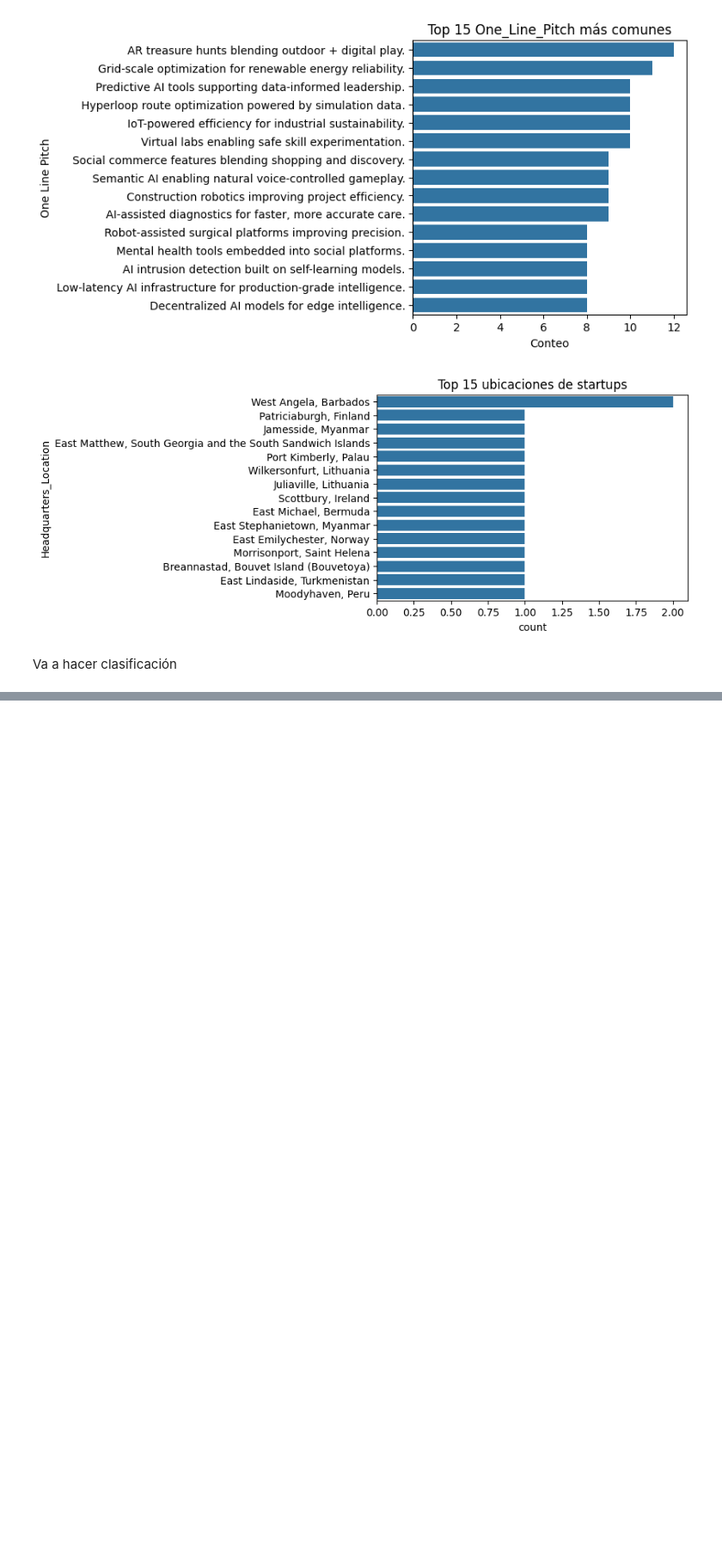
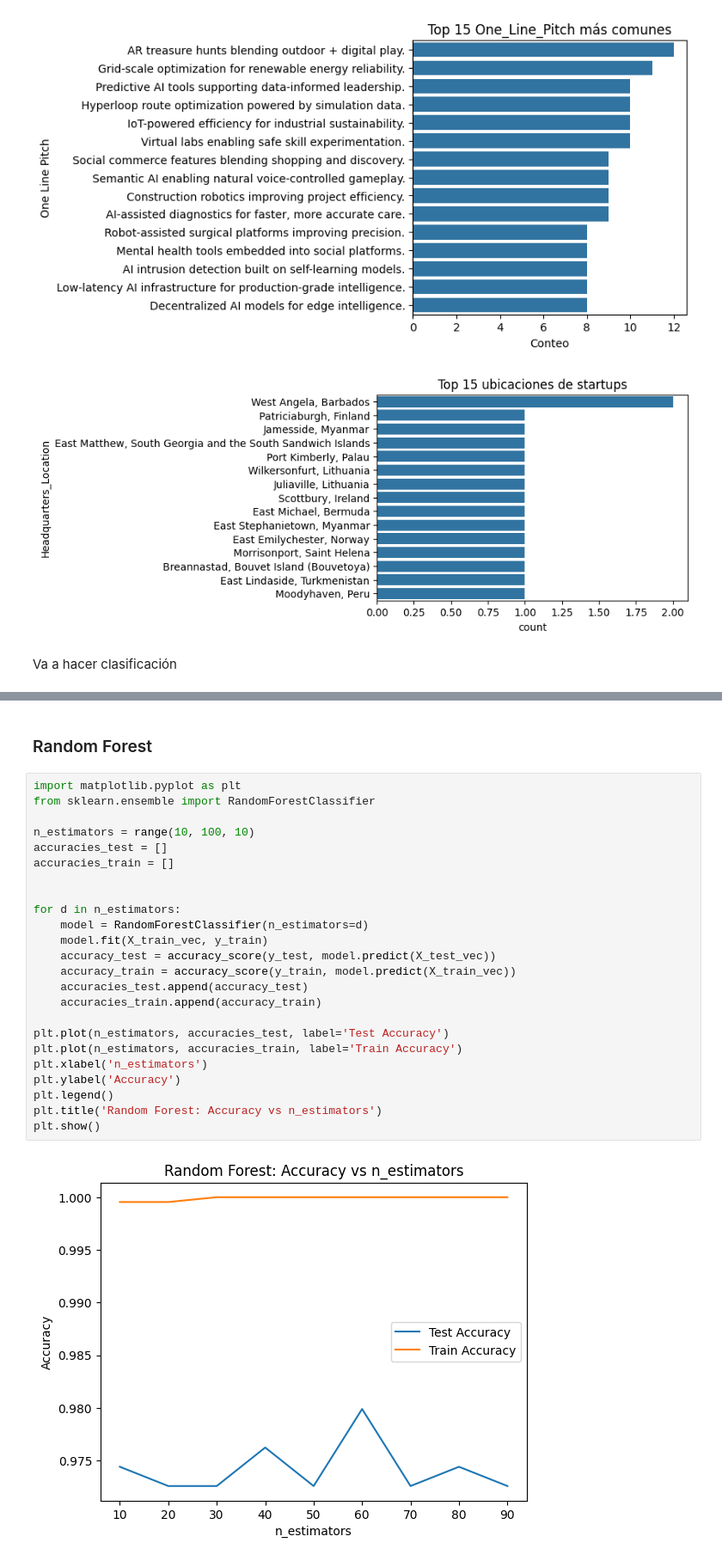
Before and after one commit to mick2332-q/Clasificaci-n-de-Pitches-de-Startups, a Jupyter notebook: proyecto.ipynb, the cells around one changed output, grey strips where cells are left out. Shown: that part at 86% size. Saved outputs shown, nothing was run; the diff lists cells and outputs as text; blank space fills up the shorter version.

```diff
--- a/proyecto.ipynb
+++ b/proyecto.ipynb
@@ -126,0 +210,28 @@ Va a hacer clasificación
+# %% [markdown]
+### Random Forest
+# %%
+import matplotlib.pyplot as plt
+from sklearn.ensemble import RandomForestClassifier
+
+n_estimators = range(10, 100, 10)
+accuracies_test = []
+accuracies_train = []
+
+
+for d in n_estimators:
+    model = RandomForestClassifier(n_estimators=d)
+    model.fit(X_train_vec, y_train)
+    accuracy_test = accuracy_score(y_test, model.predict(X_test_vec))
+    accuracy_train = accuracy_score(y_train, model.predict(X_train_vec))
+    accuracies_test.append(accuracy_test)
+    accuracies_train.append(accuracy_train)
+
+plt.plot(n_estimators, accuracies_test, label='Test Accuracy')
+plt.plot(n_estimators, accuracies_train, label='Train Accuracy')
+plt.xlabel('n_estimators')
+plt.ylabel('Accuracy')
+plt.legend()
+plt.title('Random Forest: Accuracy vs n_estimators')
+plt.show()
+# %% [output]
+[figure, added]
```
Also changed, not shown: parts of 20 cells of this notebook, 1 other file.
